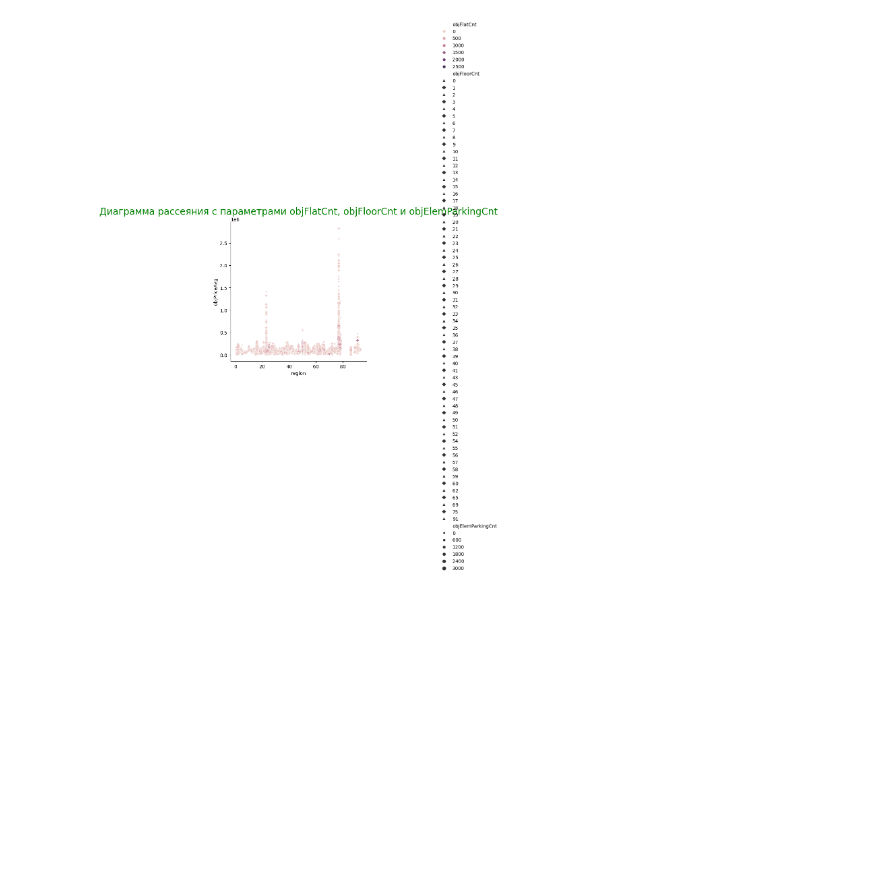
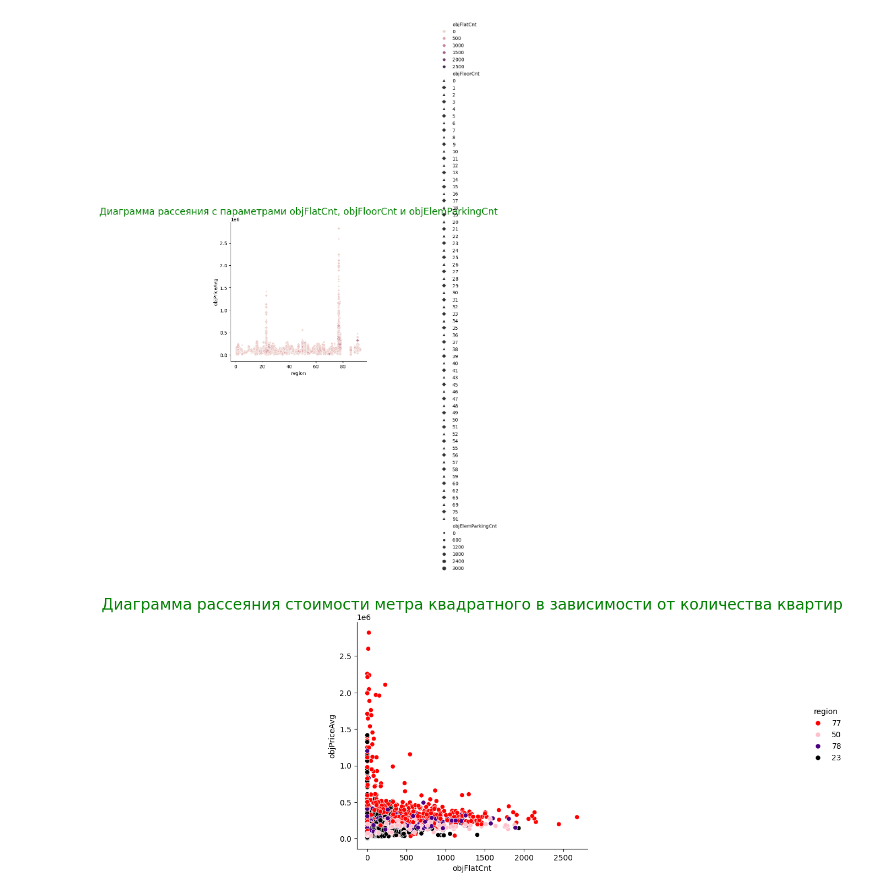
Before and after one commit to NtimTim/DS_School_Home_Work, a Jupyter notebook: Hometask/Task2_dmrf_visual.ipynb, the cells around one changed output. Drawn from its saved outputs; the diff is of its cells as text; code cells hidden in the pictures; blank space fills up the shorter version.

```diff
--- a/Hometask/Task2_dmrf_visual.ipynb
+++ b/Hometask/Task2_dmrf_visual.ipynb
@@ -246,3 +255,18 @@ plt.title('Диаграмма рассеяния с параметрами objFl
 The markers list has fewer values (2) than needed (63) and will cycle, which may produce an uninterpretable plot.
   sns.relplot(
 [figure]
+# %%
+# По всем регионам не очень информативно, попробуем посмотреть взаимосвязь стоимости от параметров по Москве и МО, СПБ и Сочи
+
+sns.relplot(
+    x='objFlatCnt',
+    y='objPriceAvg',
+    hue = 'region',
+    hue_order=[77,50,78,23],
+    palette={77: "r", 78: "indigo", 23: "black", 50: "pink"},
+    data=df.query("region in (77,50,78,23) ")
+)
+
+plt.title('Диаграмма рассеяния стоимости метра квадратного в зависимости от количества квартир', size=20, color='g');
+# %% [output]
+[figure, added]
```
Also changed, not shown: parts of 11 cells of this notebook.
